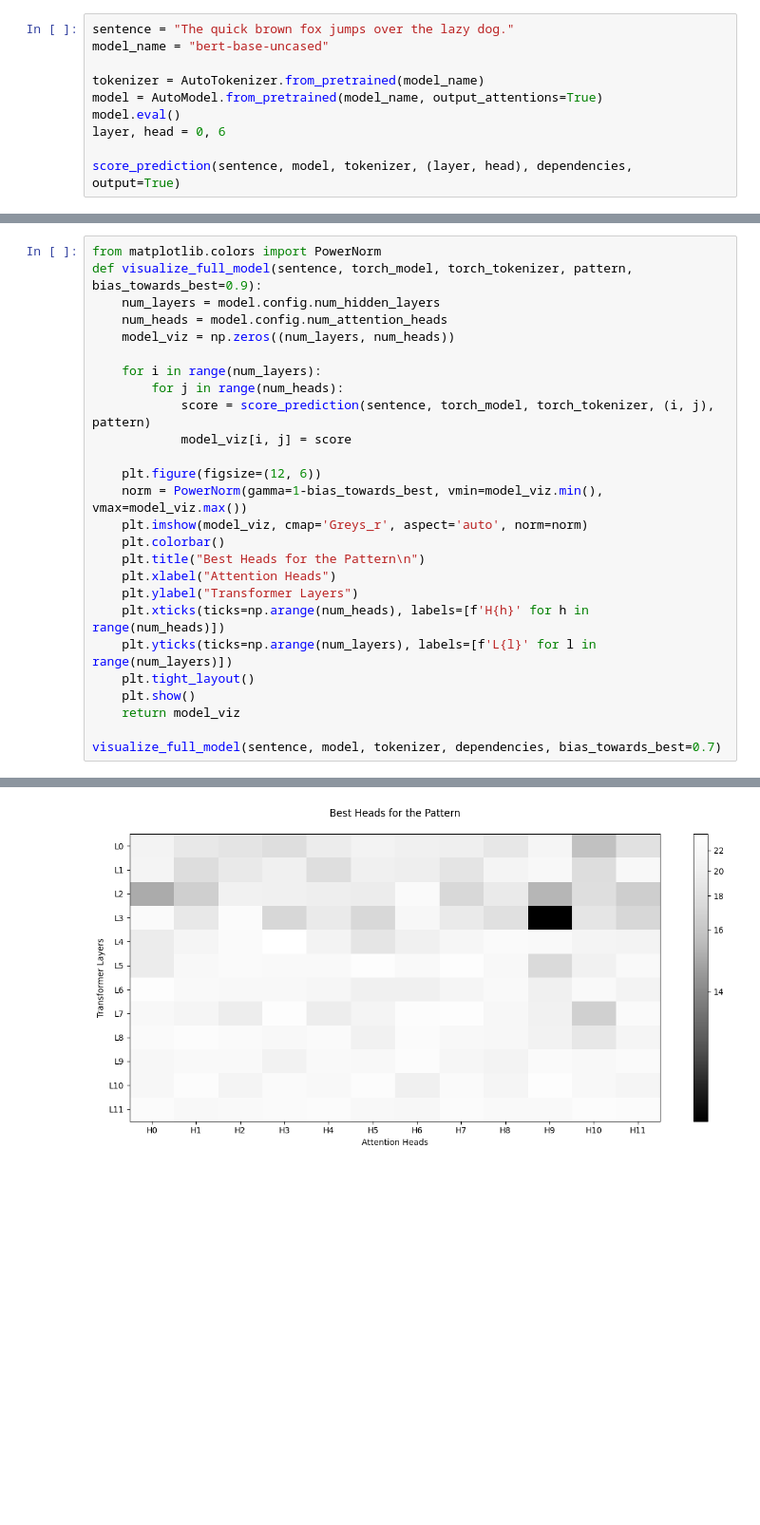
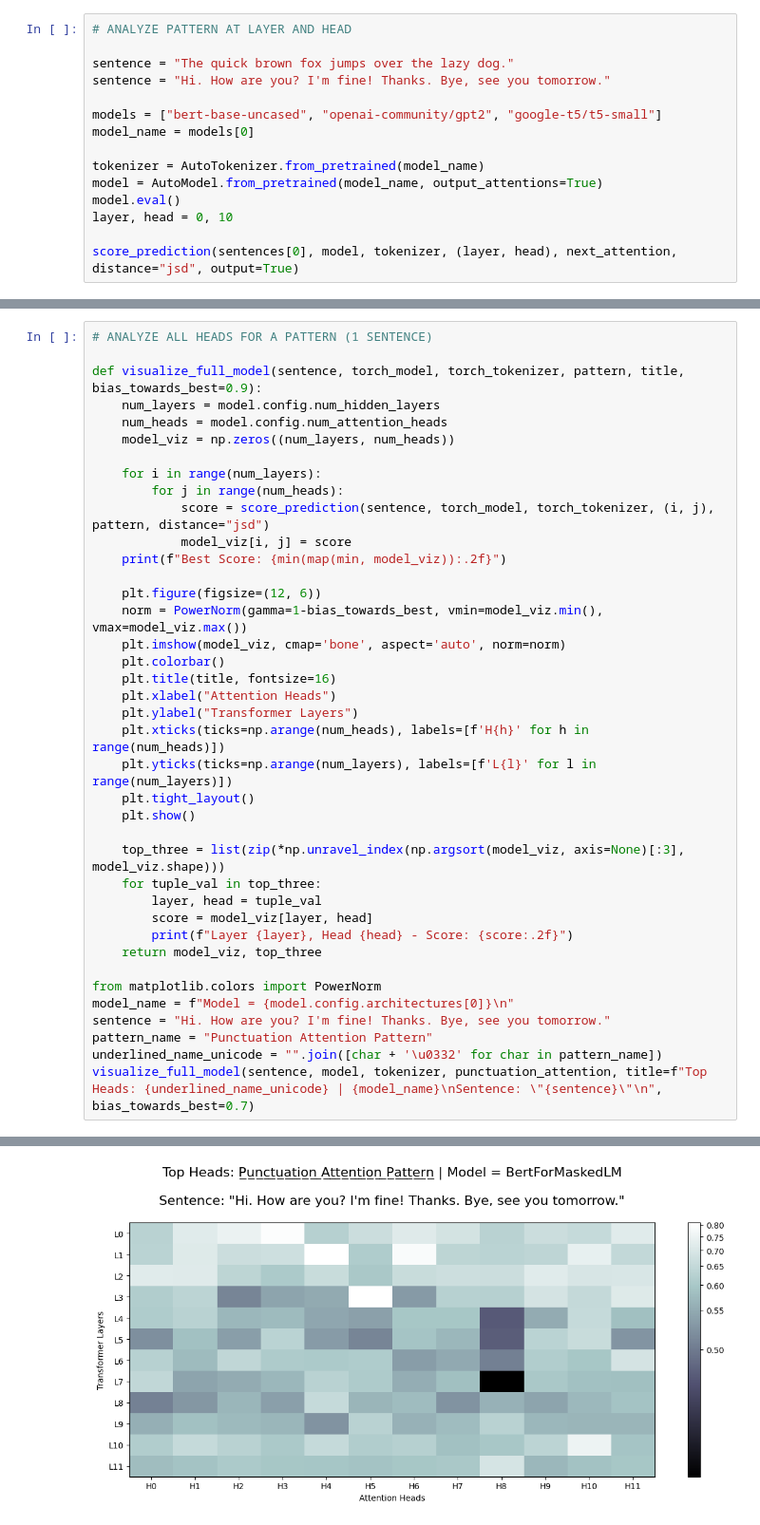
Before and after one commit to AmiriHayes/LLM-Interpretability, a Jupyter notebook: interpetability.ipynb, the cells around one changed output, grey strips where cells are left out. Shown at 95% size. Cells and saved outputs as stored; diff of their text form; blank space fills up the shorter version.

```diff
--- a/interpetability.ipynb
+++ b/interpetability.ipynb
@@ -84,11 +198,16 @@ def score_prediction(sentence, torch_model, torch_tokenizer, head_loc, pattern,
 # %%
+# ANALYZE PATTERN AT LAYER AND HEAD
+
 sentence = "The quick brown fox jumps over the lazy dog."
-model_name = "bert-base-uncased"
+sentence = "Hi. How are you? I'm fine! Thanks. Bye, see you tomorrow."
+
+models = ["bert-base-uncased", "openai-community/gpt2", "google-t5/t5-small"]
+model_name = models[0]
 
 tokenizer = AutoTokenizer.from_pretrained(model_name)
 model = AutoModel.from_pretrained(model_name, output_attentions=True)
 model.eval()
-layer, head = 0, 6
+layer, head = 0, 10
 
-score_prediction(sentence, model, tokenizer, (layer, head), dependencies, output=True)
+score_prediction(sentences[0], model, tokenizer, (layer, head), next_attention, distance="jsd", output=True)
 # %% [output]
@@ -97,27 +222,40 @@ np.float64(20.138757607269923)
 # %%
-from matplotlib.colors import PowerNorm
-def visualize_full_model(sentence, torch_model, torch_tokenizer, pattern, bias_towards_best=0.9):
+# ANALYZE ALL HEADS FOR A PATTERN (1 SENTENCE)
+
+def visualize_full_model(sentence, torch_model, torch_tokenizer, pattern, title, bias_towards_best=0.9):
     num_layers = model.config.num_hidden_layers
     num_heads = model.config.num_attention_heads
     model_viz = np.zeros((num_layers, num_heads))
 
     for i in range(num_layers):
         for j in range(num_heads):
-            score = score_prediction(sentence, torch_model, torch_tokenizer, (i, j), pattern)
+            score = score_prediction(sentence, torch_model, torch_tokenizer, (i, j), pattern, distance="jsd")
             model_viz[i, j] = score
+    print(f"Best Score: {min(map(min, model_viz)):.2f}")
 
     plt.figure(figsize=(12, 6))
     norm = PowerNorm(gamma=1-bias_towards_best, vmin=model_viz.min(), vmax=model_viz.max())
-    plt.imshow(model_viz, cmap='Greys_r', aspect='auto', norm=norm)
+    plt.imshow(model_viz, cmap='bone', aspect='auto', norm=norm)
     plt.colorbar()
-    plt.title("Best Heads for the Pattern\n")
+    plt.title(title, fontsize=16)
     plt.xlabel("Attention Heads")
     plt.ylabel("Transformer Layers")
     plt.xticks(ticks=np.arange(num_heads), labels=[f'H{h}' for h in range(num_heads)])
     plt.yticks(ticks=np.arange(num_layers), labels=[f'L{l}' for l in range(num_layers)])
     plt.tight_layout()
     plt.show()
-    return model_viz
 
-visualize_full_model(sentence, model, tokenizer, dependencies, bias_towards_best=0.7)
+    top_three = list(zip(*np.unravel_index(np.argsort(model_viz, axis=None)[:3], model_viz.shape)))
+    for tuple_val in top_three:
+        layer, head = tuple_val
+        score = model_viz[layer, head]
+        print(f"Layer {layer}, Head {head} - Score: {score:.2f}")
+    return model_viz, top_three
+
+from matplotlib.colors import PowerNorm
+model_name = f"Model = {model.config.architectures[0]}\n"
+sentence = "Hi. How are you? I'm fine! Thanks. Bye, see you tomorrow."
+pattern_name = "Punctuation Attention Pattern"
+underlined_name_unicode = "".join([char + '\u0332' for char in pattern_name])
+visualize_full_model(sentence, model, tokenizer, punctuation_attention, title=f"Top Heads: {underlined_name_unicode} | {model_name}\nSentence: \"{sentence}\"\n", bias_towards_best=0.7)
 # %% [output]
@@ -141 +263 @@ problem, doc length mismatch 10 1
-[figure, old version]
+[figure, new version]
```
Also changed, not shown: parts of 11 cells of this notebook.
